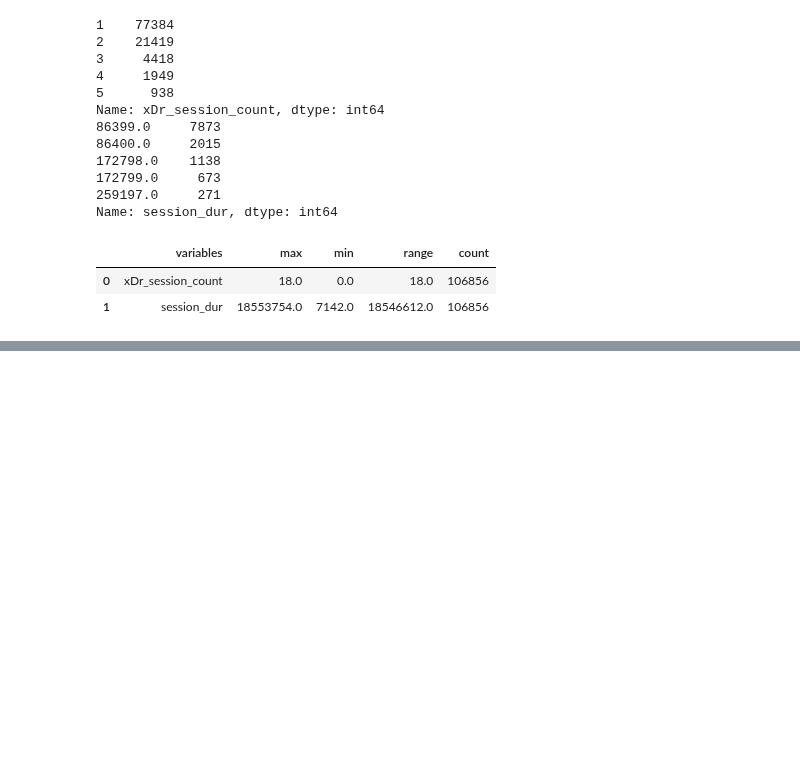
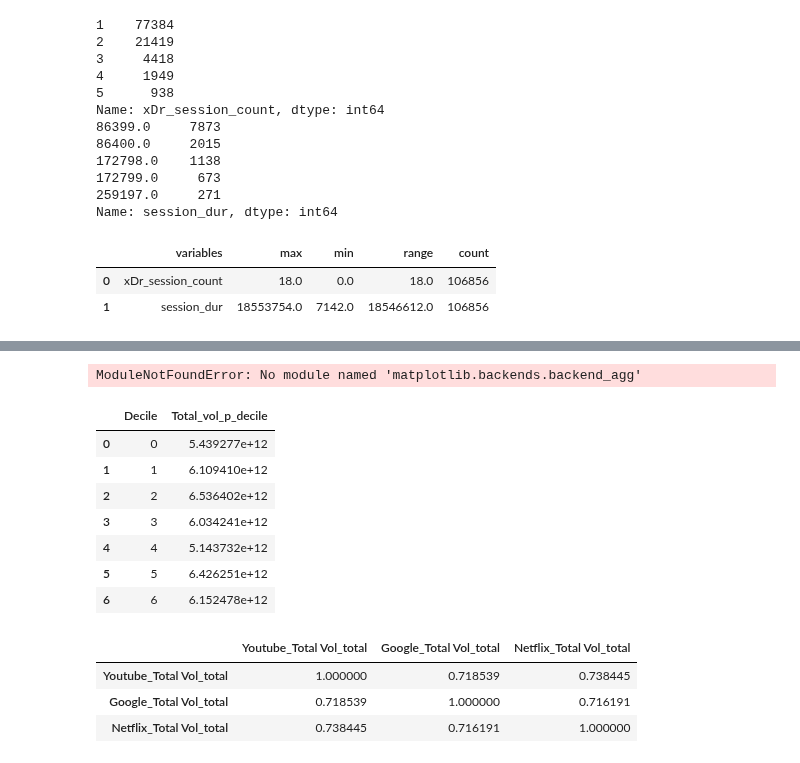
Before and after one commit to benbel376/telecom_users_analytics, a Jupyter notebook: notebooks/exploratory_analysis.ipynb, the cells around one changed output, grey strips where cells are left out. Cells and saved outputs as stored; diff of their text form; code cells hidden in the pictures; blank space fills up the shorter version.

Commit message:
adding decile based transformation

```diff
--- a/notebooks/exploratory_analysis.ipynb
+++ b/notebooks/exploratory_analysis.ipynb
@@ -439,0 +438,36 @@ KeyError: "['Handset Manufacturers'] not in index"
+# %%
+def bivariateAnalysis(df, col , cols, crosst=False):
+    for col2 in cols:
+        df_plot = df[[col2, col]]
+        sns.relplot(data=df_plot, aspect = 2.0)
+
+aggr_df['Total_vol'] = aggr_df['Total_DL_sum'] + aggr_df['Total_UL_sum']
+com_list = ['Youtube_Total Vol_total', 'Google_Total Vol_total']
+bivariateAnalysis(aggr_df, 'Total_vol', com_list)
+# %% [output]
+ModuleNotFoundError: No module named 'matplotlib.backends.backend_agg'
+# %%
+def topDecile(df, group, cols, metric, name, top=5):
+    aggr_n = find_agg(df, group, cols, metric, name)
+    aggr_n = aggr_n.loc[aggr_n['Decile'] < top+1]
+    return aggr_n
+
+aggr_df['Decile'] = pd.qcut(aggr_df['session_dur'], 10, labels=False)
+topDecile(aggr_df, ['Decile'], ['Total_vol'], ['sum'], ['Total_vol_p_decile'], 6 )
+# %% [output]
+|  | Decile | Total_vol_p_decile |
+| 0 | 0 | 5.439277e+12 |
+| 1 | 1 | 6.109410e+12 |
+| 2 | 2 | 6.536402e+12 |
+| 3 | 3 | 6.034241e+12 |
+| 4 | 4 | 5.143732e+12 |
+| 5 | 5 | 6.426251e+12 |
+| 6 | 6 | 6.152478e+12 |
+# %%
+relation = aggr_df[['Youtube_Total Vol_total', 'Google_Total Vol_total', 'Netflix_Total Vol_total']].corr()
+relation.style.background_gradient(cmap = "cool")
+# %% [output]
+|  | Youtube_Total Vol_total | Google_Total Vol_total | Netflix_Total Vol_total |
+| Youtube_Total Vol_total | 1.000000 | 0.718539 | 0.738445 |
+| Google_Total Vol_total | 0.718539 | 1.000000 | 0.716191 |
+| Netflix_Total Vol_total | 0.738445 | 0.716191 | 1.000000 |
```
Also changed, not shown: parts of 2 cells of this notebook.
